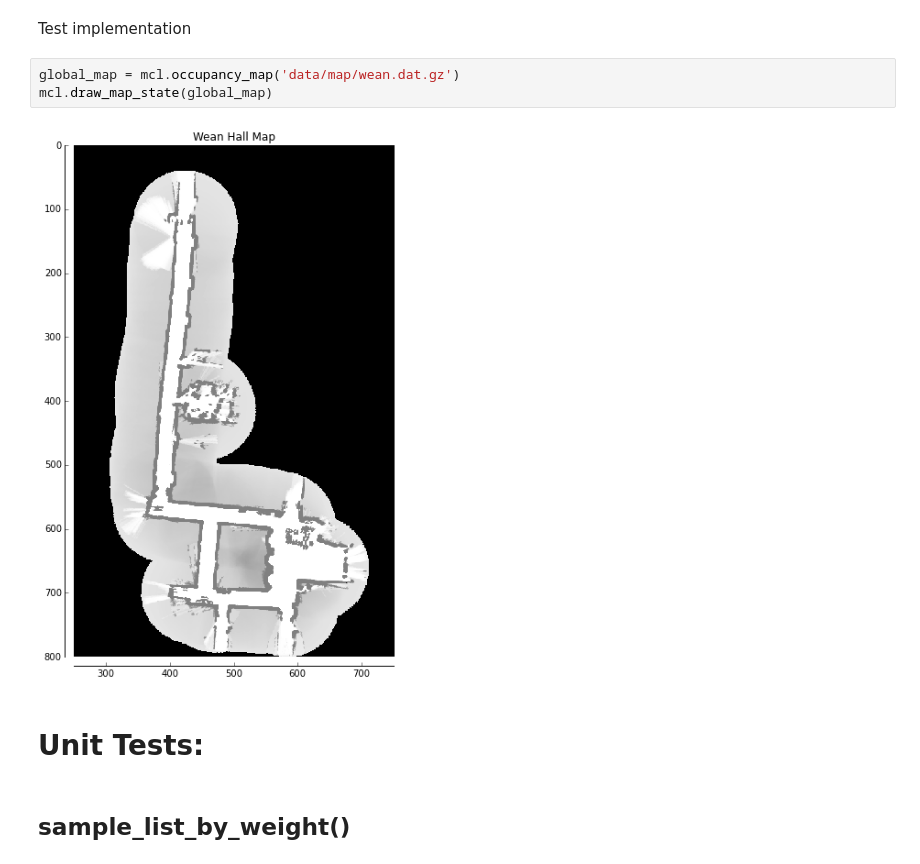
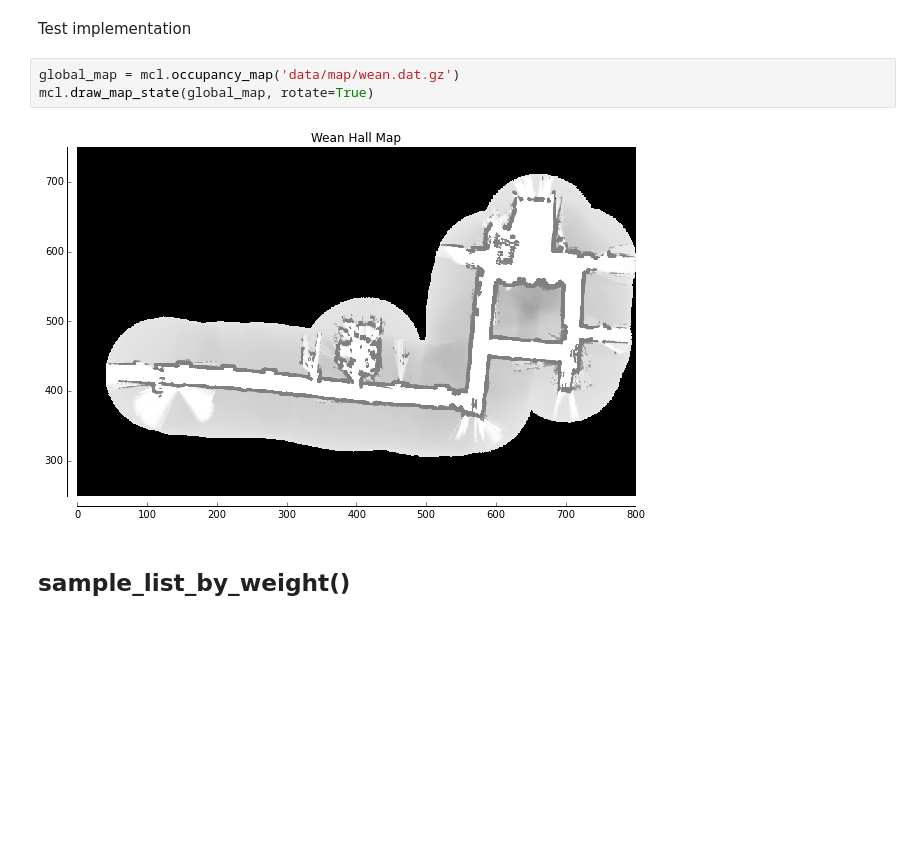
Before and after one commit to sjobeek/robostats_mcl, a Jupyter notebook: mcl_tests.ipynb, the cells around one changed output. Cells and saved outputs as stored; diff of their text form; blank space fills up the shorter version.

```diff
--- a/mcl_tests.ipynb
+++ b/mcl_tests.ipynb
@@ -45,11 +47,9 @@ above implemented in `montecarlo_localization.mcl_update()`
 Test implementation
 # %%
 global_map = mcl.occupancy_map('data/map/wean.dat.gz')
-mcl.draw_map_state(global_map)
+mcl.draw_map_state(global_map, rotate=True)
 # %% [output]
-[figure, old version]
+[figure, new version]
-# %% [markdown]
-# Unit Tests:
 # %% [markdown]
 ## sample_list_by_weight()
 # %%
```
Also changed, not shown: parts of 1 cell of this notebook, 2 other files.
